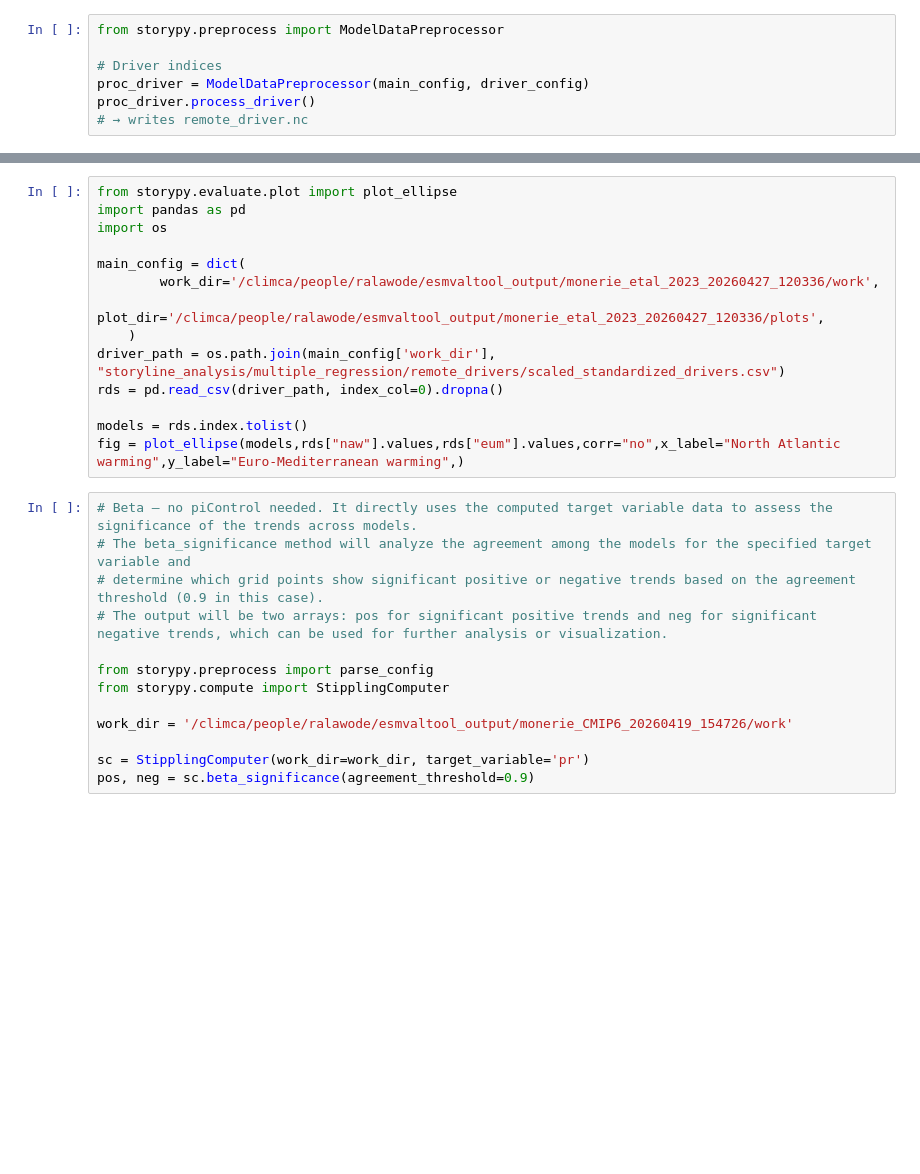
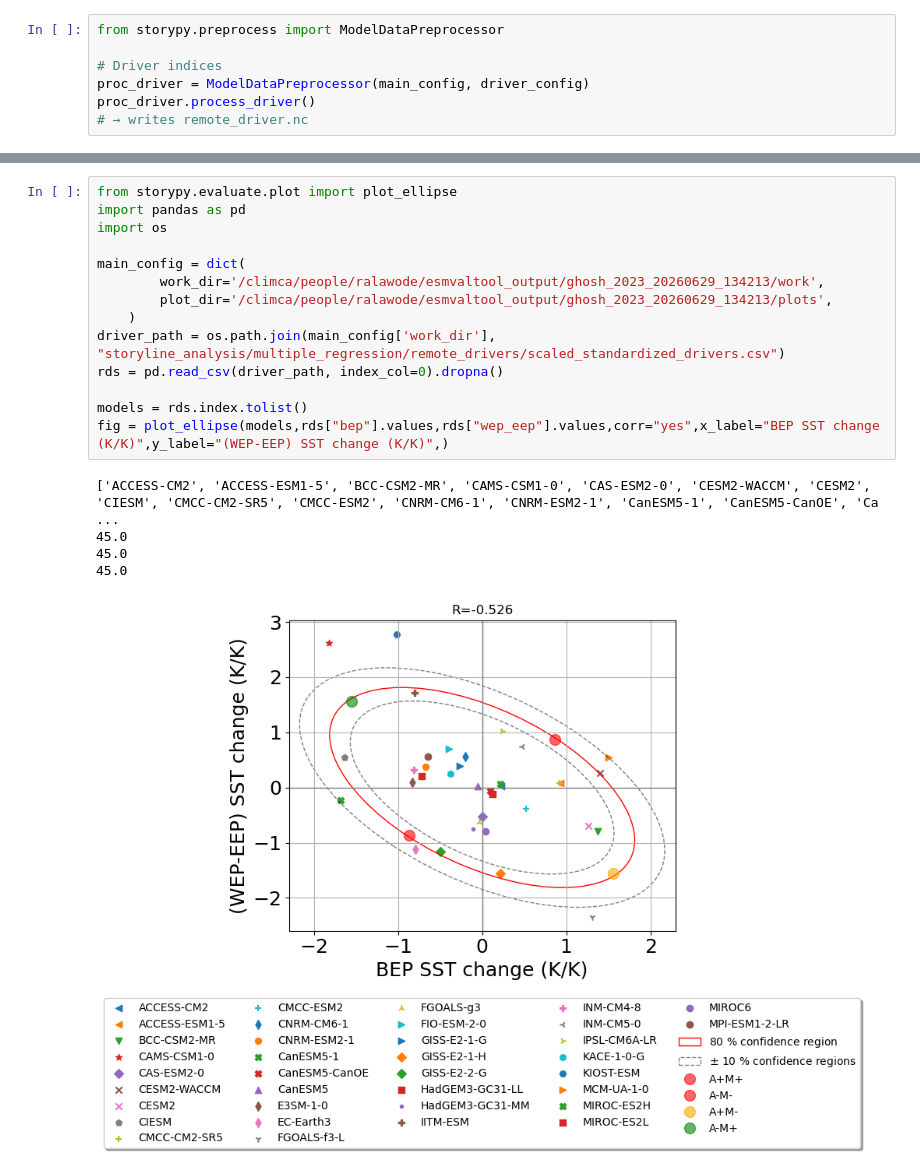
Before and after one commit to LIM-Climate-Causality/storypy, a Jupyter notebook: notebooks/sp_ghosh_2023.ipynb, the cells around one changed output, grey strips where cells are left out. Cells and saved outputs as stored; diff of their text form; blank space fills up the shorter version.

```diff
--- a/notebooks/sp_ghosh_2023.ipynb
+++ b/notebooks/sp_ghosh_2023.ipynb
@@ -302,27 +784,20 @@ fig = plot_storyline_map(
 # %%
 from storypy.evaluate.plot import plot_ellipse
 import pandas as pd
 import os
 
 main_config = dict(
-        work_dir='/climca/people/ralawode/esmvaltool_output/monerie_etal_2023_20260427_120336/work',
-        plot_dir='/climca/people/ralawode/esmvaltool_output/monerie_etal_2023_20260427_120336/plots',
+        work_dir='/climca/people/ralawode/esmvaltool_output/ghosh_2023_20260629_134213/work',
+        plot_dir='/climca/people/ralawode/esmvaltool_output/ghosh_2023_20260629_134213/plots',
     )
 driver_path = os.path.join(main_config['work_dir'], "storyline_analysis/multiple_regression/remote_drivers/scaled_standardized_drivers.csv")
 rds = pd.read_csv(driver_path, index_col=0).dropna()
 
 models = rds.index.tolist()
-fig = plot_ellipse(models,rds["naw"].values,rds["eum"].values,corr="no",x_label="North Atlantic warming",y_label="Euro-Mediterranean warming",)
+fig = plot_ellipse(models,rds["bep"].values,rds["wep_eep"].values,corr="yes",x_label="BEP SST change (K/K)",y_label="(WEP-EEP) SST change (K/K)",)
+# %% [output]
+['ACCESS-CM2', 'ACCESS-ESM1-5', 'BCC-CSM2-MR', 'CAMS-CSM1-0', 'CAS-ESM2-0', 'CESM2-WACCM', 'CESM2', 'CIESM', 'CMCC-CM2-SR5', 'CMCC-ESM2', 'CNRM-CM6-1', 'CNRM-ESM2-1', 'CanESM5-1', 'CanESM5-CanOE', 'Ca ...
+45.0
+45.0
+45.0
+[figure, added]
-# %%
-# Beta — no piControl needed. It directly uses the computed target variable data to assess the significance of the trends across models.
-# The beta_significance method will analyze the agreement among the models for the specified target variable and
-# determine which grid points show significant positive or negative trends based on the agreement threshold (0.9 in this case).
-# The output will be two arrays: pos for significant positive trends and neg for significant negative trends, which can be used for further analysis or visualization.
-
-from storypy.preprocess import parse_config
-from storypy.compute import StipplingComputer
-
-work_dir = '/climca/people/ralawode/esmvaltool_output/monerie_CMIP6_20260419_154726/work'
-
-sc = StipplingComputer(work_dir=work_dir, target_variable='pr')
-pos, neg = sc.beta_significance(agreement_threshold=0.9)
```
Also changed, not shown: parts of 33 cells of this notebook, 2 other files.
